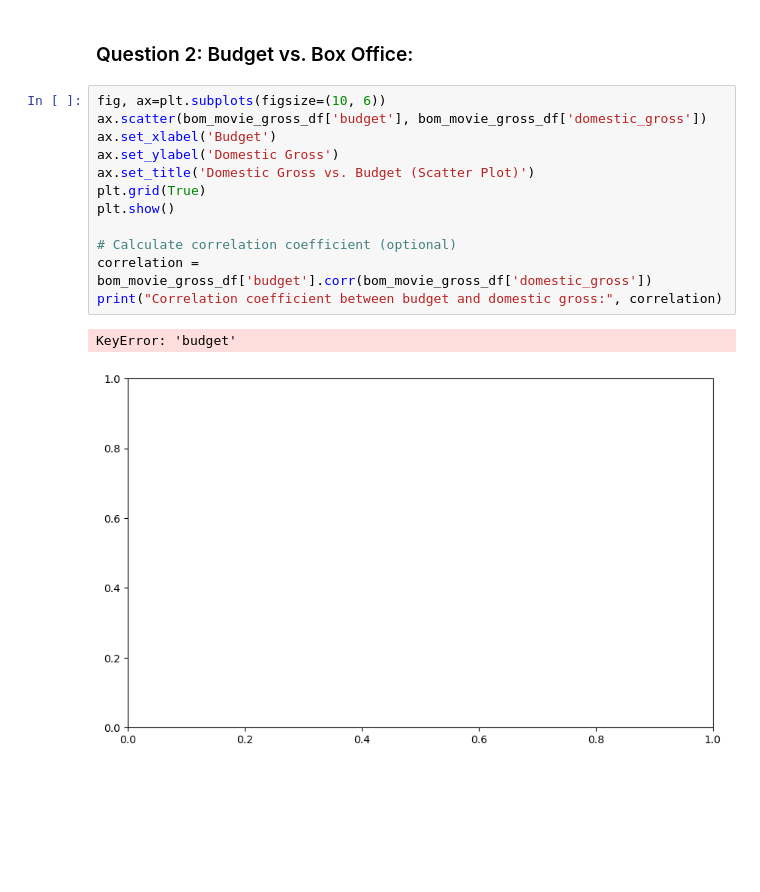
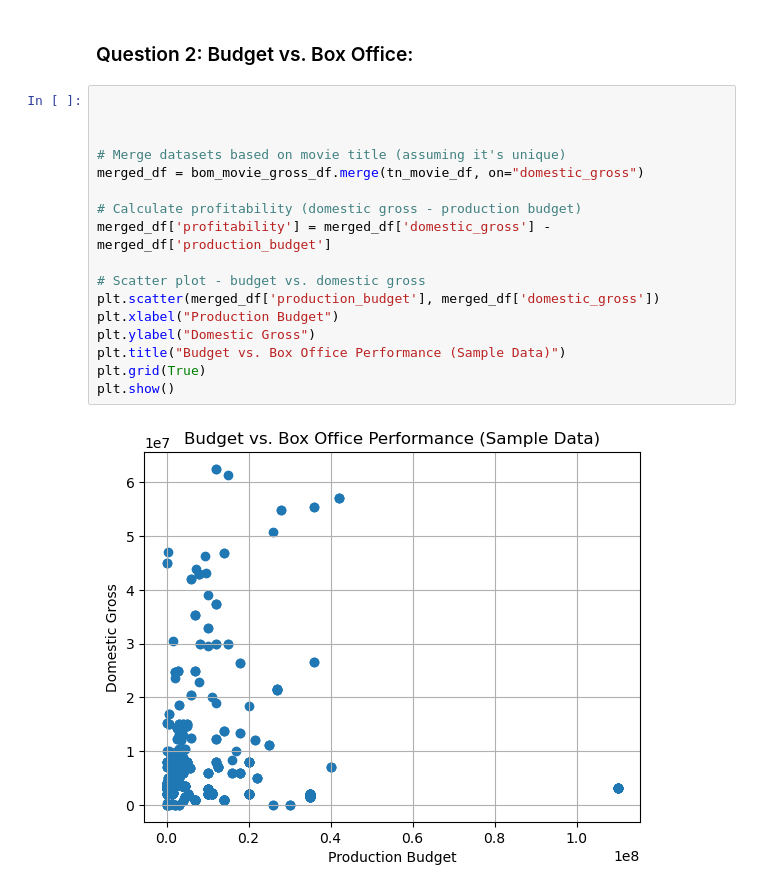
Before and after one commit to victormuuo07/DSC-Phase1-project, a Jupyter notebook: index.ipynb, the cells around one changed output. Saved outputs shown, nothing was run; the diff lists cells and outputs as text; blank space fills up the shorter version.

```diff
--- a/index.ipynb
+++ b/index.ipynb
@@ -1016,18 +1016,22 @@ memory usage: 274.6+ KB
 None
 # %% [markdown]
 ### Question 2: Budget vs. Box Office:
-# %%
-fig, ax=plt.subplots(figsize=(10, 6))
-ax.scatter(bom_movie_gross_df['budget'], bom_movie_gross_df['domestic_gross'])
-ax.set_xlabel('Budget')
-ax.set_ylabel('Domestic Gross')
-ax.set_title('Domestic Gross vs. Budget (Scatter Plot)')
-plt.grid(True)
-plt.show()
-
-# Calculate correlation coefficient (optional)
-correlation = bom_movie_gross_df['budget'].corr(bom_movie_gross_df['domestic_gross'])
-print("Correlation coefficient between budget and domestic gross:", correlation)
-# %% [output]
-KeyError: 'budget'
-[figure, removed]
+# %%
+
+
+
+# Merge datasets based on movie title (assuming it's unique)
+merged_df = bom_movie_gross_df.merge(tn_movie_df, on="domestic_gross")
+
+# Calculate profitability (domestic gross - production budget)
+merged_df['profitability'] = merged_df['domestic_gross'] - merged_df['production_budget']
+
+# Scatter plot - budget vs. domestic gross
+plt.scatter(merged_df['production_budget'], merged_df['domestic_gross'])
+plt.xlabel("Production Budget")
+plt.ylabel("Domestic Gross")
+plt.title("Budget vs. Box Office Performance (Sample Data)")
+plt.grid(True)
+plt.show()
+# %% [output]
+[figure, added]
```
Also changed, not shown: parts of 44 cells of this notebook.
